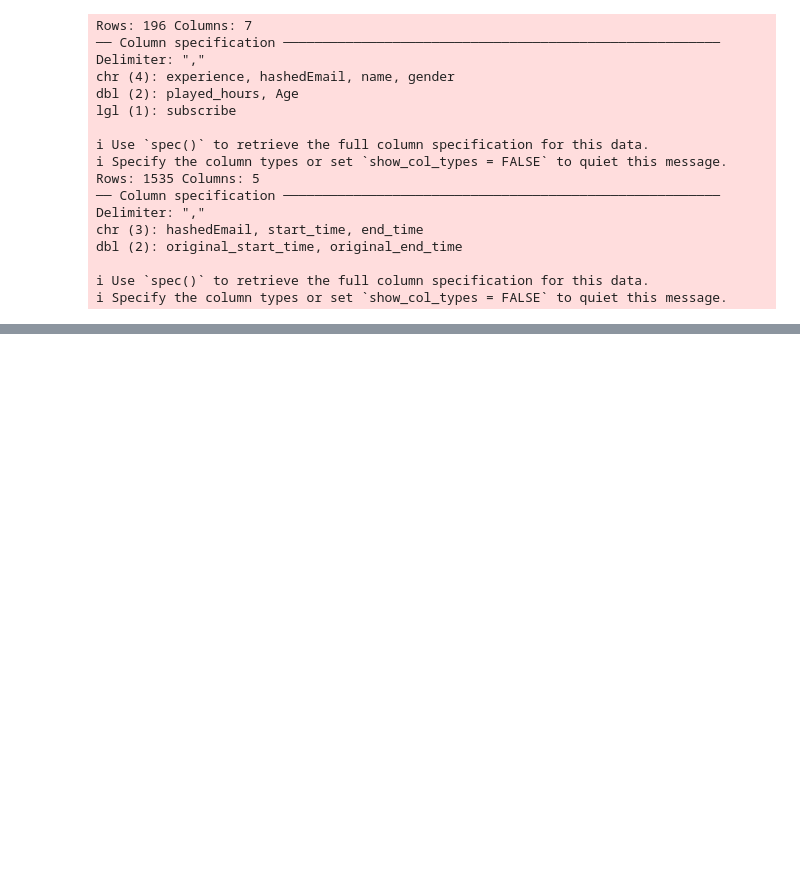
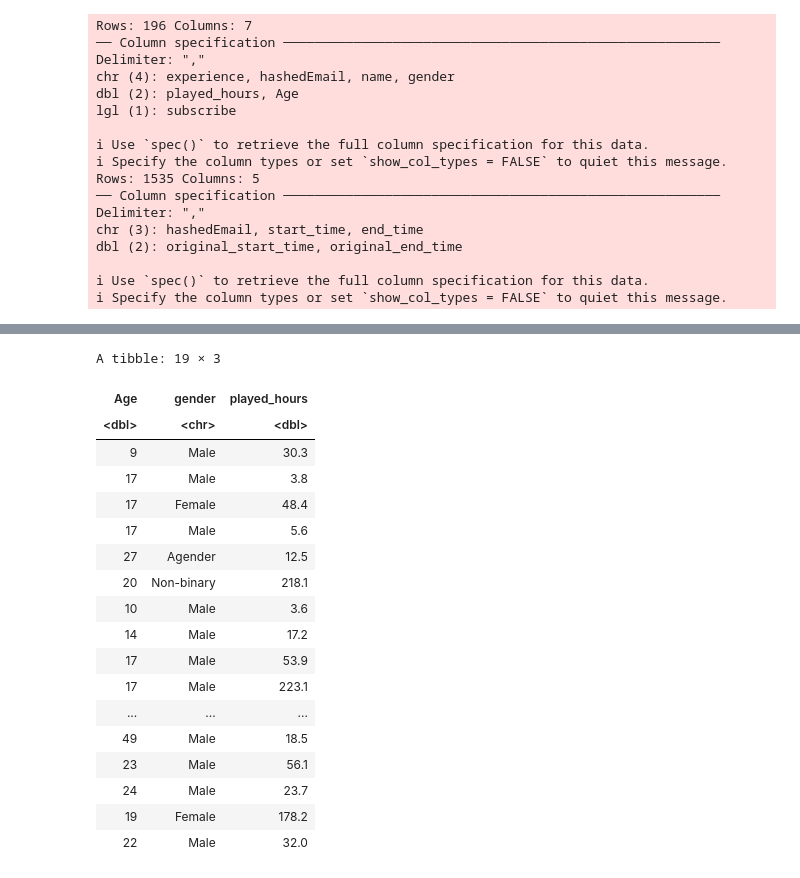
Before and after one commit to anasakbar-05/DSCI_100_Individual_Planning_Report, a Jupyter notebook: Individual Planning Report.ipynb, the cells around one changed output, grey strips where cells are left out. Cells and saved outputs as stored; diff of their text form; code cells hidden in the pictures; blank space fills up the shorter version.

```diff
--- a/Individual Planning Report.ipynb
+++ b/Individual Planning Report.ipynb
@@ -37,0 +129,28 @@ dbl (2): original_start_time, original_end_time
+# %%
+#minimum wrangling
+
+players_wrangled <- players |>
+  select(Age, gender, played_hours)|>
+    filter(played_hours > 3)
+
+players_wrangled
+# %% [output]
+A tibble: 19 × 3
+| Age | gender | played_hours |
+| <dbl> | <chr> | <dbl> |
+| 9 | Male | 30.3 |
+| 17 | Male | 3.8 |
+| 17 | Female | 48.4 |
+| 17 | Male | 5.6 |
+| 27 | Agender | 12.5 |
+| 20 | Non-binary | 218.1 |
+| 10 | Male | 3.6 |
+| 14 | Male | 17.2 |
+| 17 | Male | 53.9 |
+| 17 | Male | 223.1 |
+| ... | ... | ... |
+| 49 | Male | 18.5 |
+| 23 | Male | 56.1 |
+| 24 | Male | 23.7 |
+| 19 | Female | 178.2 |
+| 22 | Male | 32.0 |
```
Also changed, not shown: parts of 12 cells of this notebook.
